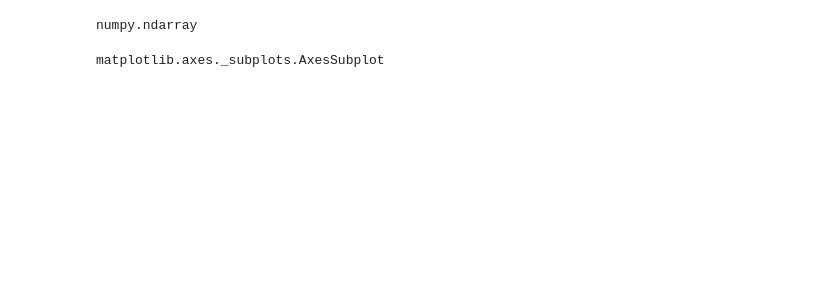
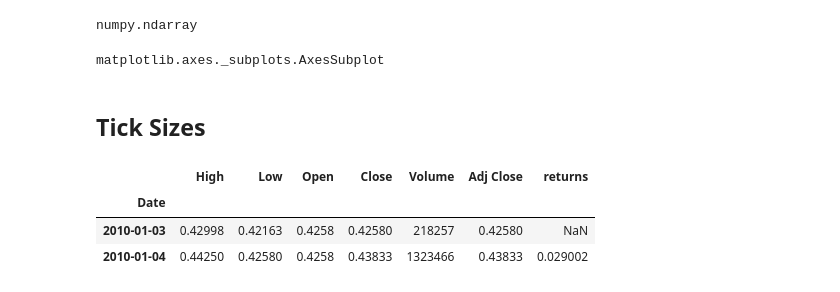
Before and after one commit to simongarisch/streamlit_asset_returns, a Jupyter notebook: notes/Charts.ipynb, the cells around one changed output. Saved outputs shown, nothing was run; the diff lists cells and outputs as text; code cells hidden in the pictures; blank space fills up the shorter version.

Commit message:
adding the page for tick size

```diff
--- a/notes/Charts.ipynb
+++ b/notes/Charts.ipynb
@@ -352,3 +352,5 @@ numpy.ndarray
 type(x[0])
 # %% [output]
 matplotlib.axes._subplots.AxesSubplot
+# %% [markdown]
+## Tick Sizes
@@ -354,0 +363,7 @@ matplotlib.axes._subplots.AxesSubplot
+# %%
+df.head(2)
+# %% [output]
+|  | High | Low | Open | Close | Volume | Adj Close | returns |
+| Date |  |  |  |  |  |  |  |
+| 2010-01-03 | 0.42998 | 0.42163 | 0.4258 | 0.42580 | 218257 | 0.42580 | NaN |
+| 2010-01-04 | 0.44250 | 0.42580 | 0.4258 | 0.43833 | 1323466 | 0.43833 | 0.029002 |
```
Also changed, not shown: parts of 6 cells of this notebook, 3 other files.
